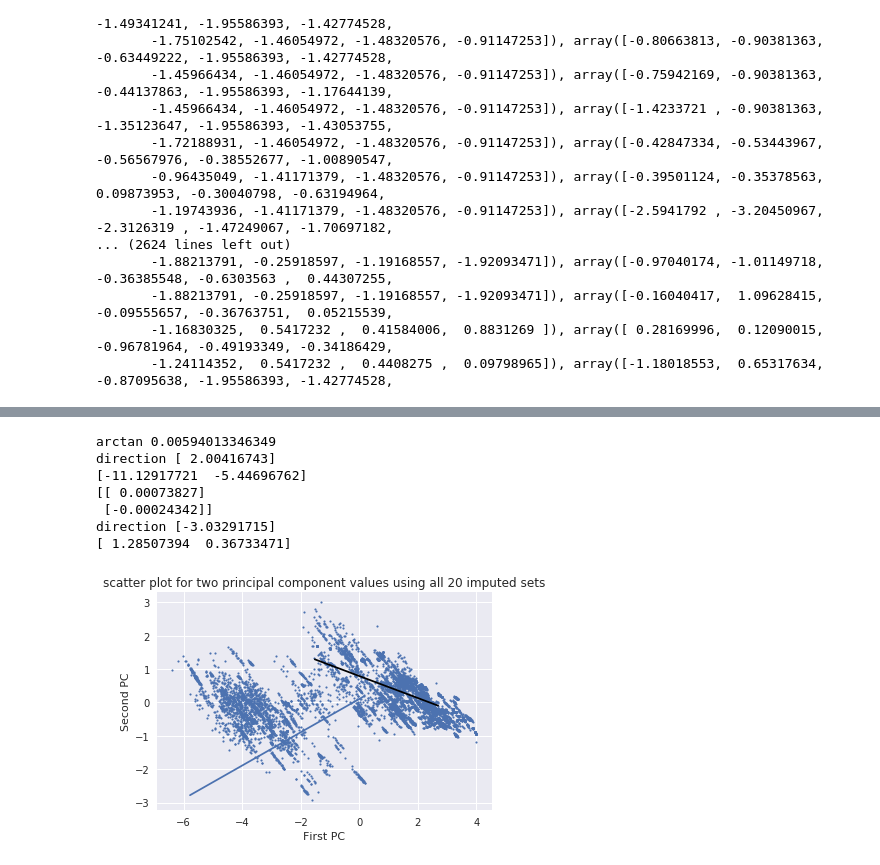
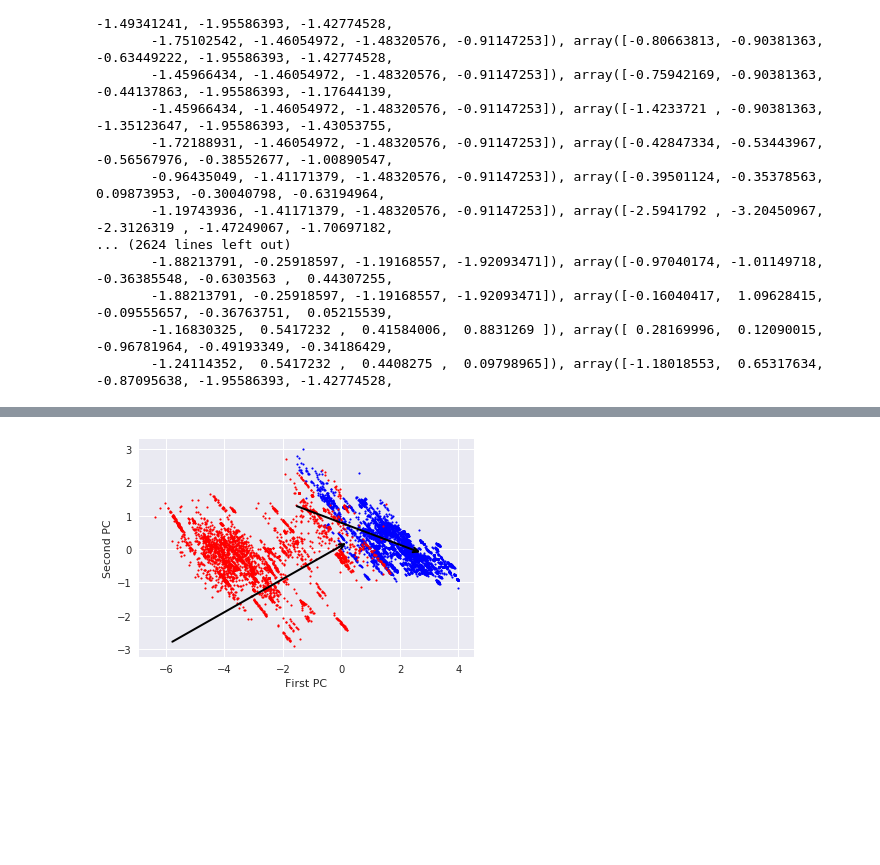
Before and after one commit to jaewshin/turchin, a Jupyter notebook: jupyter/Gaussian_dynamics.ipynb, the cells around one changed output, grey strips where cells are left out. Saved outputs shown, nothing was run; the diff lists cells and outputs as text; code cells hidden in the pictures; blank space fills up the shorter version.

```diff
--- a/jupyter/Gaussian_dynamics.ipynb
+++ b/jupyter/Gaussian_dynamics.ipynb
@@ -296,0 +327,7 @@ gauss2_ic = np.mean(vec_ic2, axis=0)
+# %%
+def draw_vector(v0, v1, ax=None, description = ''):
+    ax = ax or plt.gca()
+    arrowprops=dict(arrowstyle='->',
+                    linewidth=2,
+                    shrinkA=0, shrinkB=0)
+    ax.annotate(description, v1, v0, arrowprops=arrowprops)
@@ -296,0 +356,38 @@ gauss2_ic = np.mean(vec_ic2, axis=0)
+# %%
+
+plt.scatter(gauss1_pc1, gauss1_pc2, s=3, c='b')
+plt.scatter(gauss2_pc1, gauss2_pc2, s=3, c='r')
+
+# X, Y = data[:, 0], data[:, 1]
+
+# plt.scatter(X, Y, s=3)
+# plt.title('scatter plot for two principal component values using all 20 imputed sets')
+plt.xlabel('First PC')
+plt.ylabel('Second PC')
+
+gauss1_t = sorted(gauss1_time)
+gauss2_t = sorted(gauss2_time)
+ic1 = np.asarray([gauss1_ic]).T
+ic2 = np.asarray([gauss2_ic]).T
+
+def line_vec(time, coef, intercept):
+    return [(coef*i+intercept) for i in time]
+
+gauss1 = line_vec(gauss1_t, gauss1_coef, ic1)
+gauss2 = line_vec(gauss2_t, gauss2_coef, ic2)
+
+gauss1_x= [i for i,j in gauss1 if (i<=4 and i>=-6) and (j>=-3 and j<=3)]
+gauss1_y= [j for i,j in gauss1 if (i<=4 and i>=-6) and (j>=-3 and j<=3)]
+gauss2_x= [i for i,j in gauss2 if (i<=4 and i>=-6) and (j>=-3 and j<=3)]
+gauss2_y= [j for i,j in gauss2 if (i<=4 and i>=-6) and (j>=-3 and j<=3)]
+
+plt.savefig('two_pc.png', transparent=True)
+v0 = np.asarray([gauss1_x[0], gauss1_y[0]]); v1 = np.asarray([gauss1_x[-1], gauss1_y[-1]])
+draw_vector(v0, v1)
+v0 = np.asarray([gauss2_x[0], gauss2_y[0]]); v1 = np.asarray([gauss2_x[-1], gauss2_y[-1]])
+draw_vector(v0, v1)
+plt.savefig('dynamics.png', transparent=True)
+plt.show()
+plt.close()
+# %% [output]
+[figure, added]
@@ -297,15 +457,11 @@ gauss2_ic = np.mean(vec_ic2, axis=0)
 # %%
-print("arctan",np.arctan(gauss1_coef[0][0]))
+plt.scatter(gauss1_pc1, gauss1_pc2, s=3, c='b')
+plt.scatter(gauss2_pc1, gauss2_pc2, s=3, c='r')
 
-print("direction", gauss1_coef[0]/gauss1_coef[1])
-print(gauss1_ic)
-print(gauss2_coef)
-print("direction", gauss2_coef[0]/gauss2_coef[1])
-print(gauss2_ic)
-X, Y = data[:, 0], data[:, 1]
+# X, Y = data[:, 0], data[:, 1]
 
-plt.scatter(X, Y, s=3)
-plt.title('scatter plot for two principal component values using all 20 imputed sets')
+# plt.scatter(X, Y, s=3)
+# plt.title('scatter plot for two principal component values using all 20 imputed sets')
 plt.xlabel('First PC')
 plt.ylabel('Second PC')
 
@@ -319,21 +475,18 @@ def line_vec(time, coef, intercept):
 
 gauss1 = line_vec(gauss1_t, gauss1_coef, ic1)
 gauss2 = line_vec(gauss2_t, gauss2_coef, ic2)
+
 gauss1_x= [i for i,j in gauss1 if (i<=4 and i>=-6) and (j>=-3 and j<=3)]
 gauss1_y= [j for i,j in gauss1 if (i<=4 and i>=-6) and (j>=-3 and j<=3)]
 gauss2_x= [i for i,j in gauss2 if (i<=4 and i>=-6) and (j>=-3 and j<=3)]
 gauss2_y= [j for i,j in gauss2 if (i<=4 and i>=-6) and (j>=-3 and j<=3)]
-plt.plot(gauss1_x, gauss1_y)
-plt.plot(gauss2_x, gauss2_y, color='Black')
+
+plt.savefig('two_pc.png', transparent=True)
+v0 = np.asarray([gauss1_x[0], gauss1_y[0]]); v1 = np.asarray([gauss1_x[-1], gauss1_y[-1]])
+draw_vector(v0, v1)
+v0 = np.asarray([gauss2_x[0], gauss2_y[0]]); v1 = np.asarray([gauss2_x[-1], gauss2_y[-1]])
+draw_vector(v0, v1)
+plt.savefig('dynamics.png', transparent=True)
 plt.show()
 plt.close()
-# %% [output]
-arctan 0.00594013346349
-direction [ 2.00416743]
-[-11.12917721  -5.44696762]
-[[ 0.00073827]
- [-0.00024342]]
-direction [-3.03291715]
-[ 1.28507394  0.36733471]
-[figure, removed]
 # %%
```
Also changed, not shown: parts of 13 cells of this notebook, 4 other files.
